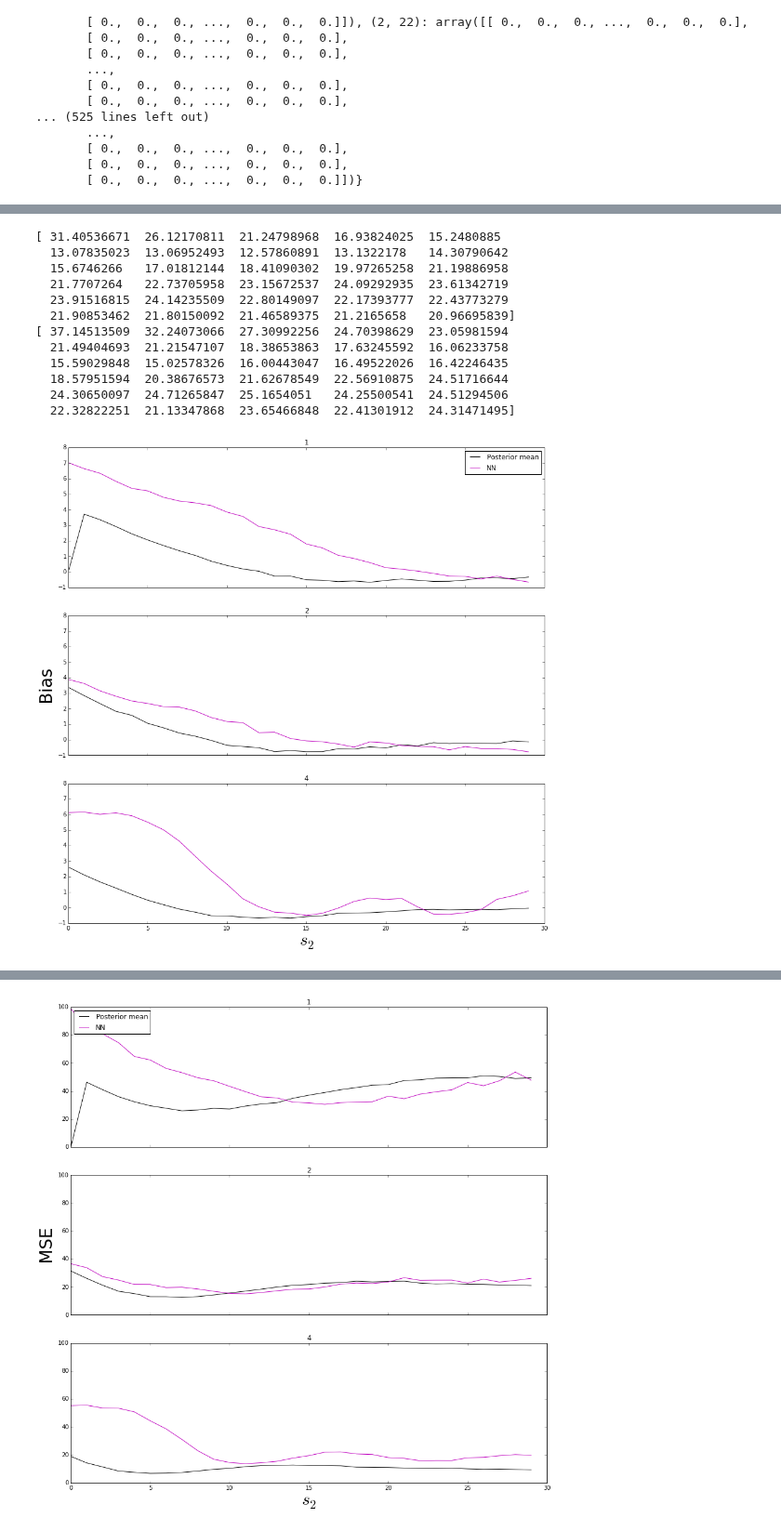
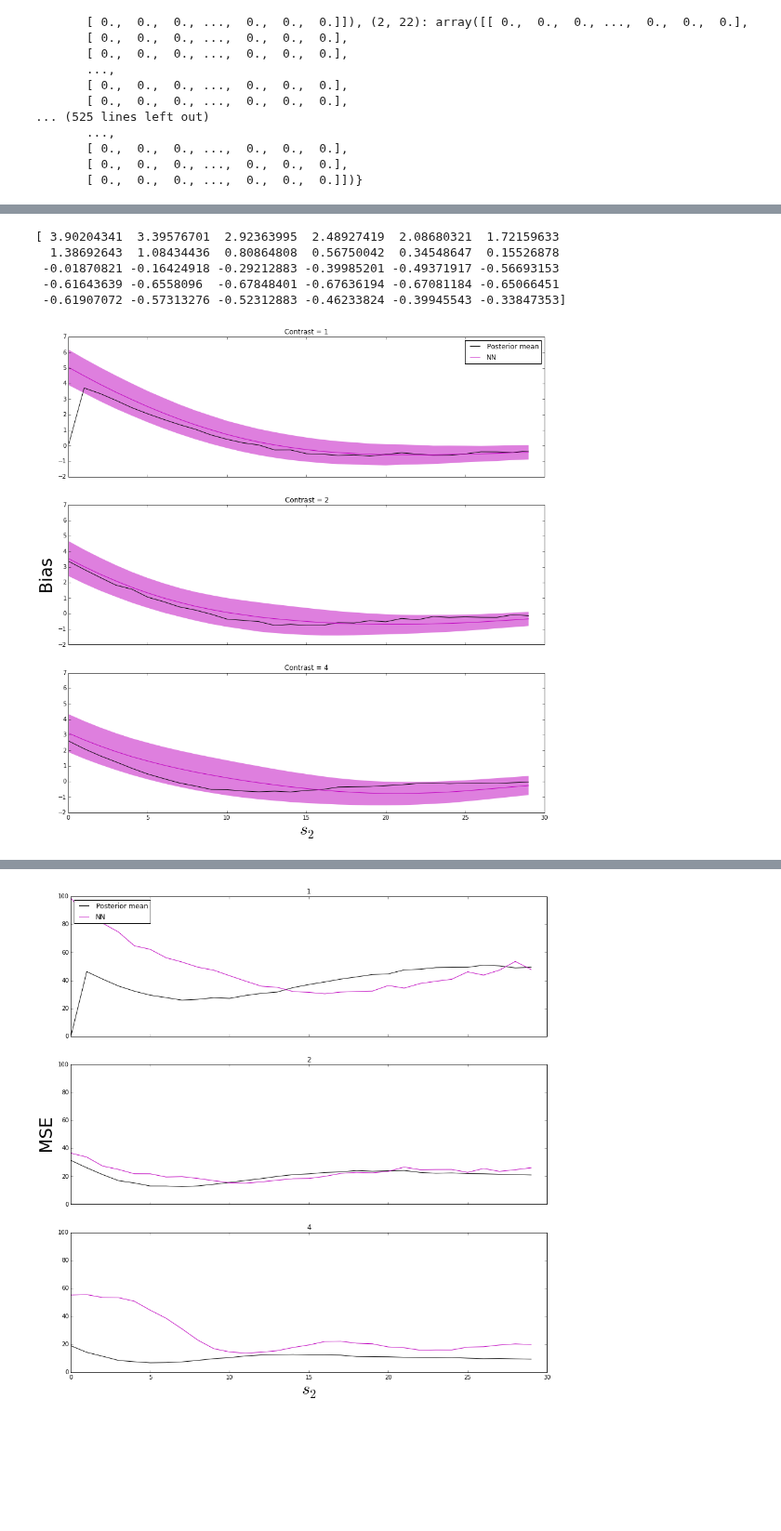
Before and after one commit to NYUMaLab/Divisive_Normalization_Project, a Jupyter notebook: Code/Demixing/Demixing Minicon Plots and Code Part 1.ipynb, the cells around one changed output, grey strips where cells are left out. Shown at 93% size. Saved outputs shown, nothing was run; the diff lists cells and outputs as text; code cells hidden in the pictures; blank space fills up the shorter version.

```diff
--- a/Code/Demixing/Demixing Minicon Plots and Code Part 1.ipynb
+++ b/Code/Demixing/Demixing Minicon Plots and Code Part 1.ipynb
@@ -950,32 +990,28 @@ testing
-# %%
-print post_stats['mse']
-print nn_stats['mse']
-# %% [output]
-[ 31.40536671  26.12170811  21.24798968  16.93824025  15.2480885
-  13.07835023  13.06952493  12.57860891  13.1322178   14.30790642
-  15.6746266   17.01812144  18.41090302  19.97265258  21.19886958
-  21.7707264   22.73705958  23.15672537  24.09292935  23.61342719
-  23.91516815  24.14235509  22.80149097  22.17393777  22.43773279
-  21.90853462  21.80150092  21.46589375  21.2165658   20.96695839]
-[ 37.14513509  32.24073066  27.30992256  24.70398629  23.05981594
-  21.49404693  21.21547107  18.38653863  17.63245592  16.06233758
-  15.59029848  15.02578326  16.00443047  16.49522026  16.42246435
-  18.57951594  20.38676573  21.62678549  22.56910875  24.51716644
-  24.30650097  24.71265847  25.1654051   24.25500541  24.51294506
-  22.32822251  21.13347868  23.65466848  22.41301912  24.31471495]
+# %%
+print np.mean(nn_stats['bias_s2'][0], axis=0)
+# %% [output]
+[ 3.90204341  3.39576701  2.92363995  2.48927419  2.08680321  1.72159633
+  1.38692643  1.08434436  0.80864808  0.56750042  0.34548647  0.15526878
+ -0.01870821 -0.16424918 -0.29212883 -0.39985201 -0.49371917 -0.56693153
+ -0.61643639 -0.6558096  -0.67848401 -0.67636194 -0.67081184 -0.65066451
+ -0.61907072 -0.57313276 -0.52312883 -0.46233824 -0.39945543 -0.33847353]
 # %%
 %matplotlib inline
 f, ax = plt.subplots(3, sharex=True, sharey=True)
+s = range(0, 30)
 for i in range(len(c_arr)):
+    neg_sd = np.mean(nn_stats['bias_s2'][i], axis=0) - np.std(nn_stats['bias_s2'][i], axis=0)
+    pos_sd = np.mean(nn_stats['bias_s2'][i], axis=0) + np.std(nn_stats['bias_s2'][i], axis=0)
     ax[i].plot(post_stats['bias_s2'][i], c='k', label="Posterior mean")
-    ax[i].plot(nn_stats['bias_s2'][i], c='m', label="NN")
-    ax[i].set_title(c_arr[i])
+    ax[i].plot(np.mean(nn_stats['bias_s2'][i], axis=0), c='m', label="NN")
+    ax[i].set_title("Contrast = " + str(c_arr[i]))
+    ax[i].fill_between(s, pos_sd, neg_sd, facecolor='m', alpha=.5, edgecolor="None", label="Posterior")
 ax[2].set_xlabel(r'$s_2$',fontsize=30)
 ax[1].set_ylabel('Bias' ,fontsize=30)
 ax[0].legend(loc='upper right')
 f.set_size_inches(15,15)
 # %% [output]
-[figure, old version]
+[figure, new version]
 # %%
 %matplotlib inline
 f, ax = plt.subplots(3, sharex=True, sharey=True)
```
Also changed, not shown: parts of 4 cells of this notebook, 2 other files.
